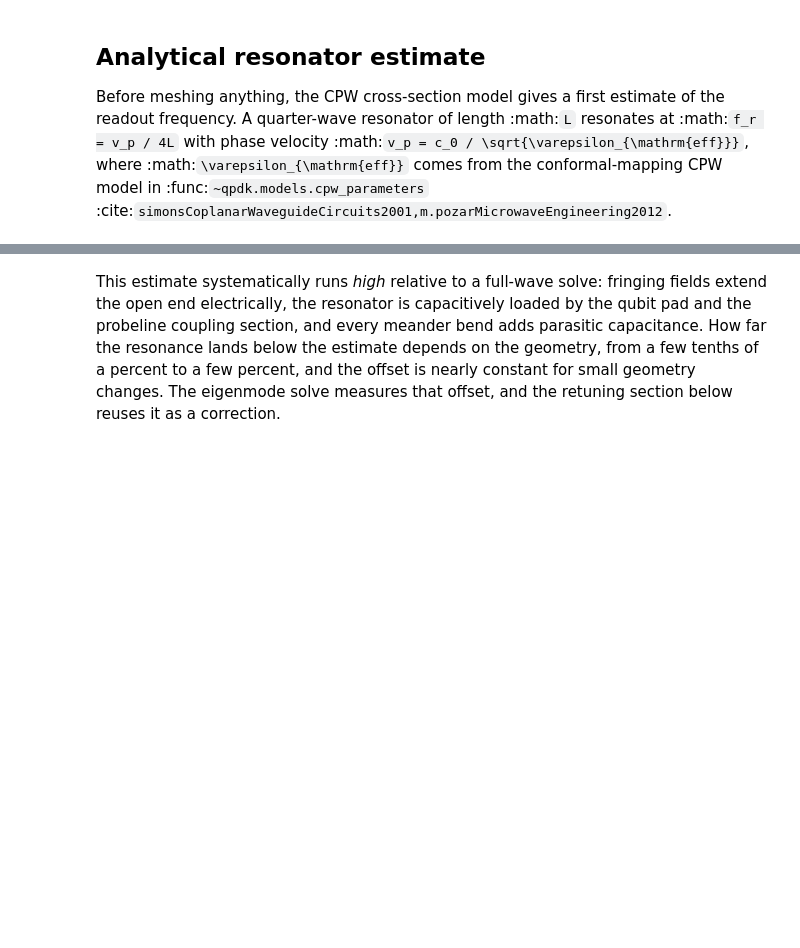
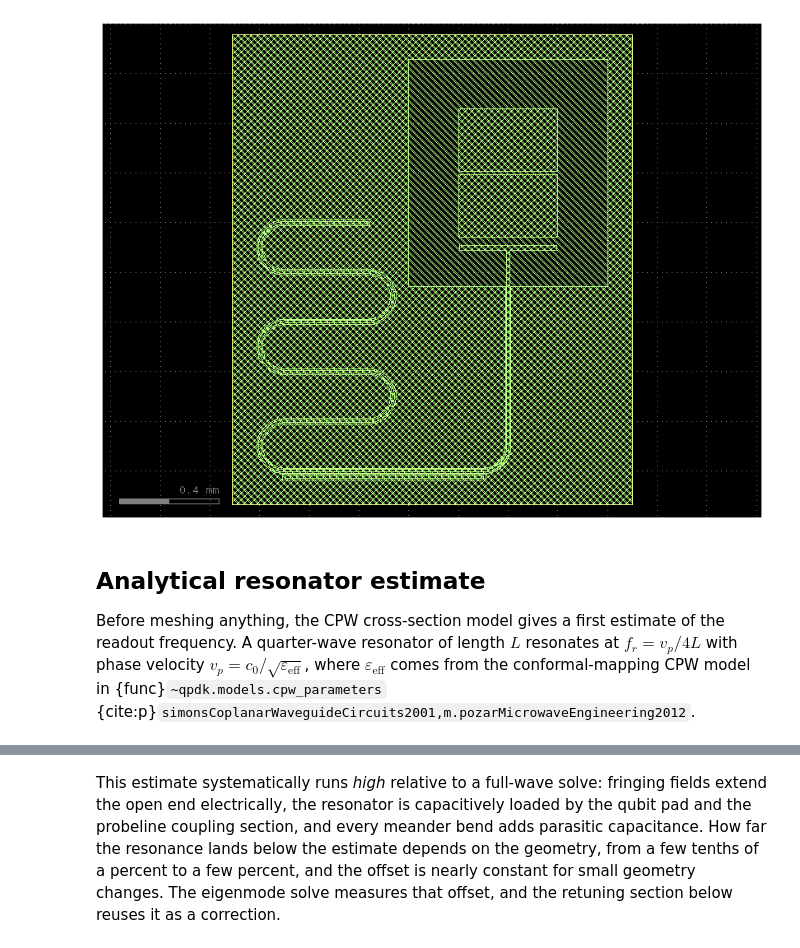
Before and after one commit to gdsfactory/quantum-rf-pdk, a Jupyter notebook: notebooks/palace_eigenmode_qubit_resonator.ipynb, the cells around one changed output, grey strips where cells are left out. Saved outputs shown, nothing was run; the diff lists cells and outputs as text; code cells hidden in the pictures; blank space fills up the shorter version.

```diff
--- a/notebooks/palace_eigenmode_qubit_resonator.ipynb
+++ b/notebooks/palace_eigenmode_qubit_resonator.ipynb
@@ -206,13 +200,29 @@ etched.plot()
+# %%
+etched = to_fem_regions(component)
+
+# The cell's ``junction`` port is a *placement* marker: it points along the
+# junction wire, which the transmon cells build perpendicular to the pad-to-pad
+# axis (``left_pad_inner`` and ``right_pad_inner`` face each other across the
+# gap, while the junction port sits at the gap centre at 90° to them). A lumped
+# port has to bridge pad to pad, so rotate by that 90°. Deriving it this way
+# rather than hard-coding an angle keeps it correct for any ``qubit_rotation``.
+etched.ports["junction"].orientation = (
+    etched.ports["junction"].orientation + 90.0
+) % 360.0
+
+etched.plot()
+# %% [output]
+[figure, added]
 # %% [markdown]
 ## Analytical resonator estimate
 
 Before meshing anything, the CPW cross-section model gives a first estimate
-of the readout frequency. A quarter-wave resonator of length :math:`L`
-resonates at :math:`f_r = v_p / 4L` with phase velocity
-:math:`v_p = c_0 / \sqrt{\varepsilon_{\mathrm{eff}}}`, where
-:math:`\varepsilon_{\mathrm{eff}}` comes from the conformal-mapping CPW model
-in :func:`~qpdk.models.cpw_parameters`
-:cite:`simonsCoplanarWaveguideCircuits2001,m.pozarMicrowaveEngineering2012`.
+of the readout frequency. A quarter-wave resonator of length $L$
+resonates at $f_r = v_p / 4L$ with phase velocity
+$v_p = c_0 / \sqrt{\varepsilon_{\mathrm{eff}}}$, where
+$\varepsilon_{\mathrm{eff}}$ comes from the conformal-mapping CPW model
+in {func}`~qpdk.models.cpw_parameters`
+{cite:p}`simonsCoplanarWaveguideCircuits2001,m.pozarMicrowaveEngineering2012`.
 # %%
 RESONATOR_CROSS_SECTION = "cpw"
 
```
Also changed, not shown: parts of 32 cells of this notebook, 5 other files.
